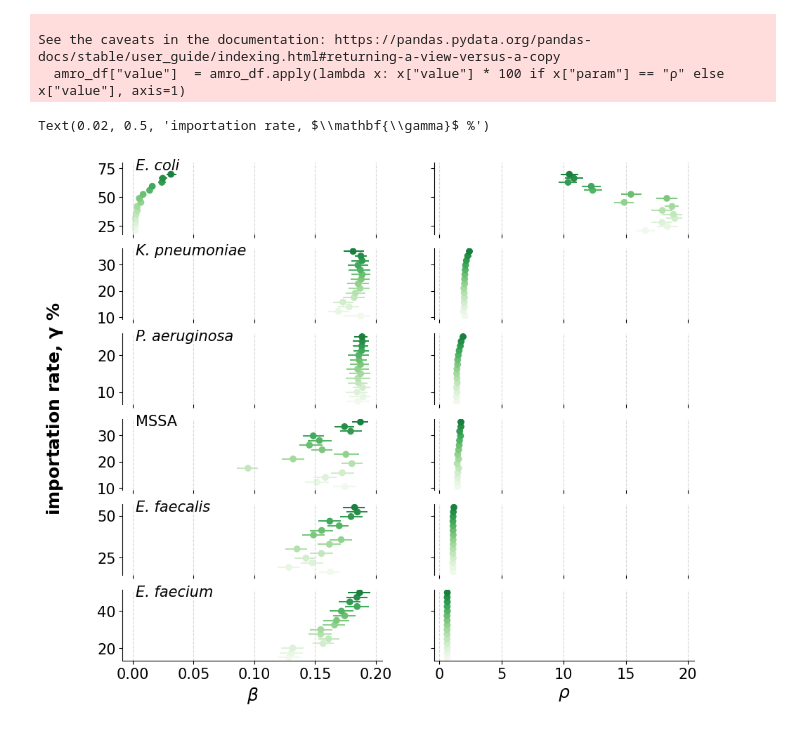
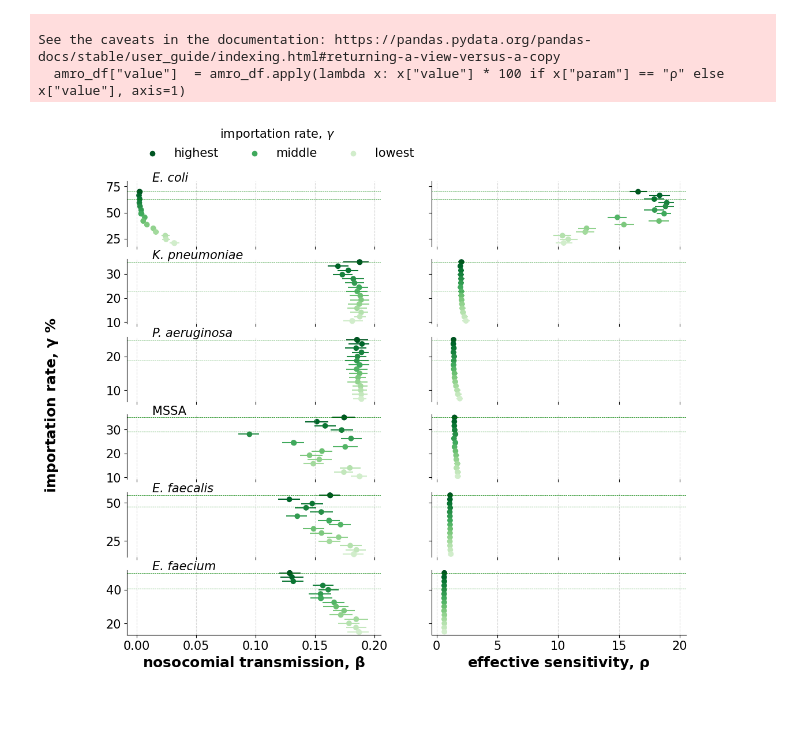
Before and after one commit to ChaosDonkey06/AMR_ABM2, a Jupyter notebook: abm/reviews_epidemics/gamma_sensitivity.ipynb, the cells around one changed output. Saved outputs shown, nothing was run; the diff lists cells and outputs as text; code cells hidden in the pictures.

Commit message:
update regression sensitivity analysis of gamma

```diff
--- a/abm/reviews_epidemics/gamma_sensitivity.ipynb
+++ b/abm/reviews_epidemics/gamma_sensitivity.ipynb
@@ -130,19 +130,19 @@ Try using .loc[row_indexer,col_indexer] = value instead
 See the caveats in the documentation: https://pandas.pydata.org/pandas-docs/stable/user_guide/indexing.html#returning-a-view-versus-a-copy
   amro_df["value"]  = amro_df.apply(lambda x: x["value"] * 100 if x["param"] == "ρ" else x["value"], axis=1)
 # %%
-COLORS_GAMMA = sns.color_palette("Greens", len(gammas)+3)[:-3]
+COLORS_GAMMA = sns.color_palette("Greens_r", len(gammas)+3)[:-3]
 # %%
 from utils_local.misc import amro2title, amro2cute
 
 amro_df = amro_plot_df.query("amro=='{}'".format(amro_search[0]))
 
-fig, ax = plt.subplots(len(amro_search), 2, figsize=(10.5, 9.2), sharey="row", sharex="col")
+fig, ax = plt.subplots(len(amro_search), 2, figsize=(12.5, 10.2), sharey="row", sharex="col")
 
 θ_mean = θ_all.mean(-1)
 for i_amro, amro in enumerate(amro_search):
 
     gamma = empirical_prevalence(amro, path_to_prev="../../data/amro_prevalence.csv")
-    y_axis = gamma[0] * np.arange(0.3, 1+0.05, 0.05) *100
+    y_axis = gamma[0] * np.arange(0.3, 1+0.05, 0.05)[::-1] *100
 
     ### for ro
     quant = np.quantile(θ_all[i_amro, :, 0], q=[0.05, 0.95], axis=1)
@@ -151,41 +151,57 @@ for i_amro, amro in enumerate(amro_search):
                         xmax = quant[0, :], color=COLORS_GAMMA)
     ax[i_amro, 1].scatter(θ_mean[i_amro, :, 0], y_axis, fc=COLORS_GAMMA, ec=None)
 
+    ax[i_amro, 0].scatter(θ_mean[i_amro, :, 1][[0]], y_axis[[0]], fc=COLORS_GAMMA[0], label="highest")
+    ax[i_amro, 0].scatter(θ_mean[i_amro, :, 1][[6]], y_axis[[6]], fc=COLORS_GAMMA[6], label="middle")
+    ax[i_amro, 0].scatter(θ_mean[i_amro, :, 1][[-1]], y_axis[[-1]], fc=COLORS_GAMMA[-1], label="lowest")
 
-    ### for β
+    ### for β ###
     quant = np.quantile(θ_all[i_amro, :, 1], q=[0.05, 0.95], axis=1)
     ax[i_amro, 0].hlines(y   = y_axis,
                         xmin = quant[1, :],
                         xmax = quant[0, :], color=COLORS_GAMMA)
     ax[i_amro, 0].scatter(θ_mean[i_amro, :, 1], y_axis, fc=COLORS_GAMMA, ec=None)
+
+    ax[i_amro, 0].axhline(y=gamma[0]*100, color="green", linestyle="--", lw=0.5)
+    ax[i_amro, 0].axhline(y=gamma[1]*100, color="green", linestyle="--", lw=0.5)
+
+    ax[i_amro, 1].axhline(y=gamma[0]*100, color="green", linestyle="--", lw=0.5)
+    ax[i_amro, 1].axhline(y=gamma[1]*100, color="green", linestyle="--", lw=0.5)
 
 ax[0, 0].set_ylim((18, 80))
 
 for axi in ax.flatten():
     axi.spines['right'].set_visible(False)
     axi.spines['top'].set_visible(False)
 
     axi.grid(axis="x", linestyle="--", alpha=0.5)
 
 for i_amro in range(len(amro_search)-1):
     ax[i_amro, 0].spines["bottom"].set_visible(False)
     ax[i_amro, 1].spines["bottom"].set_visible(False)
 
 for i_amro in range(len(amro_search)):
     if amro2title(amro_search[i_amro])!="MSSA":
         style = "italic"
     else:
         style = "normal"
     ax[i_amro, 0].text(s         = amro2title(amro_search[i_amro]),
-                       x         = 0.05,
-                       y         = 0.9,
+                       x         = 0.1,
+                       y         = 1.0,
                        transform = ax[i_amro, 0].transAxes,
                        style     = style)
 
-ax[-1, 0].set_xlabel(r"$\beta$")
-ax[-1, 1].set_xlabel(r"$\rho$")
 
-fig.supylabel("importation rate, $\mathbf{\gamma}$ %", weight="bold")
+ax[0, 0].legend(title=r"importation rate, $\gamma$",
+                bbox_to_anchor=(0.01, 2.0), loc='upper left', ncol=3, frameon=False)
+
+ax[-1, 0].set_xlabel(r"nosocomial transmission, $\mathbf{\beta}$", weight="bold")
+ax[-1, 1].set_xlabel(r"effective sensitivity, $\mathbf{\rho}$", weight="bold")
+
+fig.supylabel("importation rate, $\mathbf{\gamma}$ %", x=0.01, weight="bold")
+
+
+fig.savefig(os.path.join("figures", "gamma_sensitivity.png"),
+                                                dpi=300, transparent=True, bbox_inches = 'tight')
 # %% [output]
-Text(0.02, 0.5, 'importation rate, $\\mathbf{\\gamma}$ %')
-[figure, old version]
+[figure, new version]
```
Also changed, not shown: parts of 3 cells of this notebook, 1 other file.
